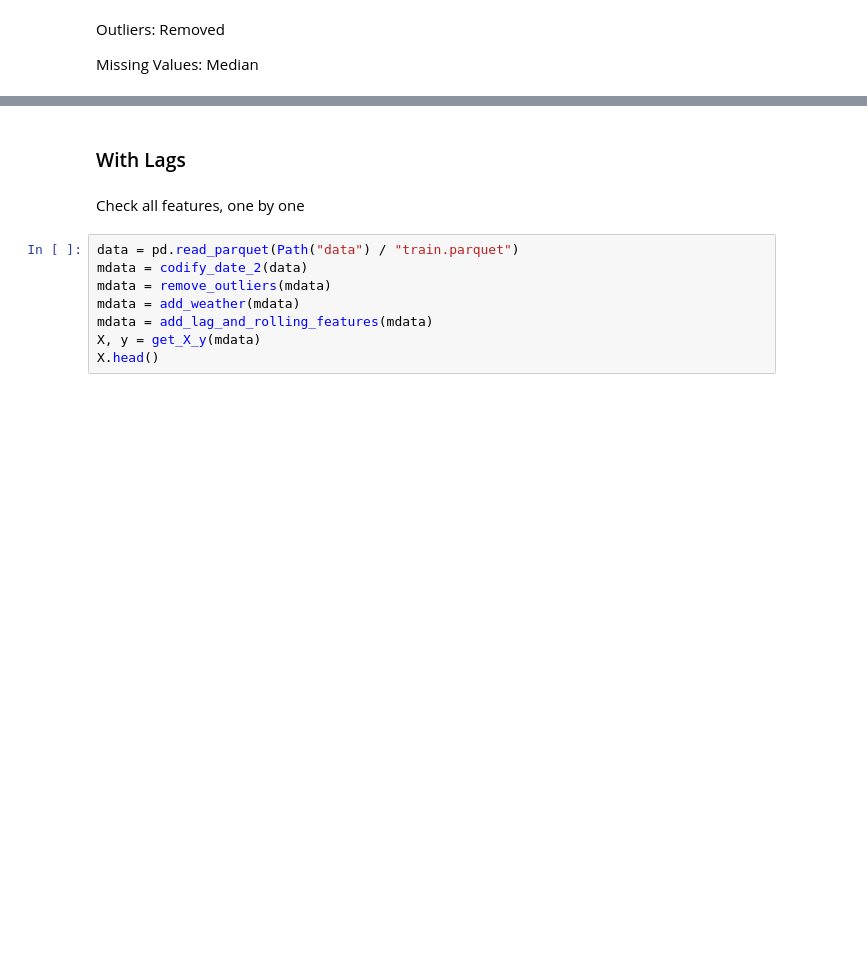
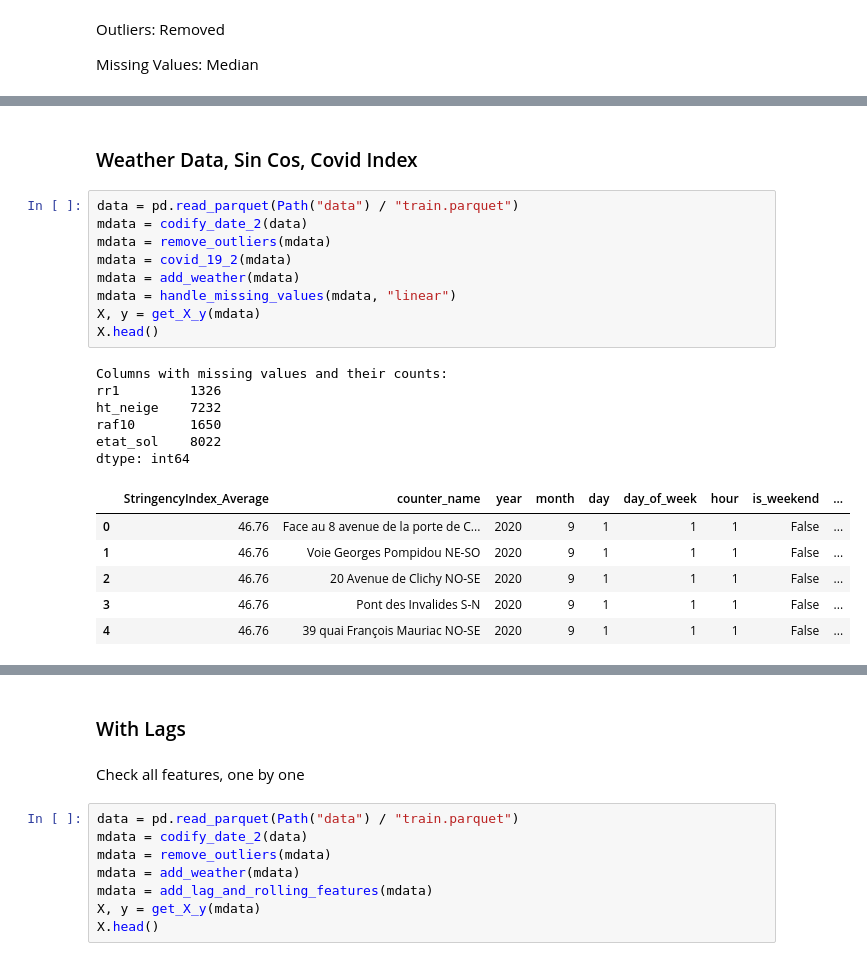
Before and after one commit to maximotk/bike_counters, a Jupyter notebook: Model_Testing.ipynb, the cells around one changed output, grey strips where cells are left out. Cells and saved outputs as stored; diff of their text form; blank space fills up the shorter version.

Commit message:
Fix index problem

```diff
--- a/Model_Testing.ipynb
+++ b/Model_Testing.ipynb
@@ -558,0 +554,24 @@ LightGBM - The accuracy is: -0.70910 +- 0.117
+# %% [markdown]
+### Weather Data, Sin Cos, Covid Index
+# %%
+data = pd.read_parquet(Path("data") / "train.parquet")
+mdata = codify_date_2(data)
+mdata = remove_outliers(mdata)
+mdata = covid_19_2(mdata)
+mdata = add_weather(mdata)
+mdata = handle_missing_values(mdata, "linear")
+X, y = get_X_y(mdata)
+X.head()
+# %% [output]
+Columns with missing values and their counts:
+rr1         1326
+ht_neige    7232
+raf10       1650
+etat_sol    8022
+dtype: int64
+|  | StringencyIndex_Average | counter_name | year | month | day | day_of_week | hour | is_weekend | ... |
+| 0 | 46.76 | Face au 8 avenue de la porte de C... | 2020 | 9 | 1 | 1 | 1 | False | ... |
+| 1 | 46.76 | Voie Georges Pompidou NE-SO | 2020 | 9 | 1 | 1 | 1 | False | ... |
+| 2 | 46.76 | 20 Avenue de Clichy NO-SE | 2020 | 9 | 1 | 1 | 1 | False | ... |
+| 3 | 46.76 | Pont des Invalides S-N | 2020 | 9 | 1 | 1 | 1 | False | ... |
+| 4 | 46.76 | 39 quai François Mauriac NO-SE | 2020 | 9 | 1 | 1 | 1 | False | ... |
```
Also changed, not shown: parts of 23 cells of this notebook.
